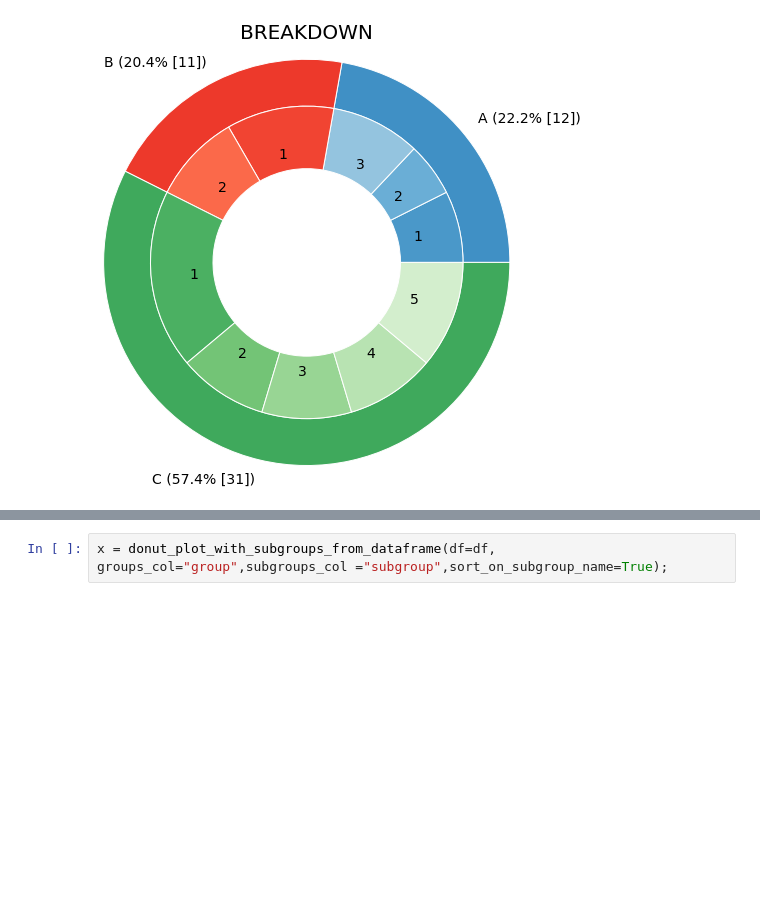
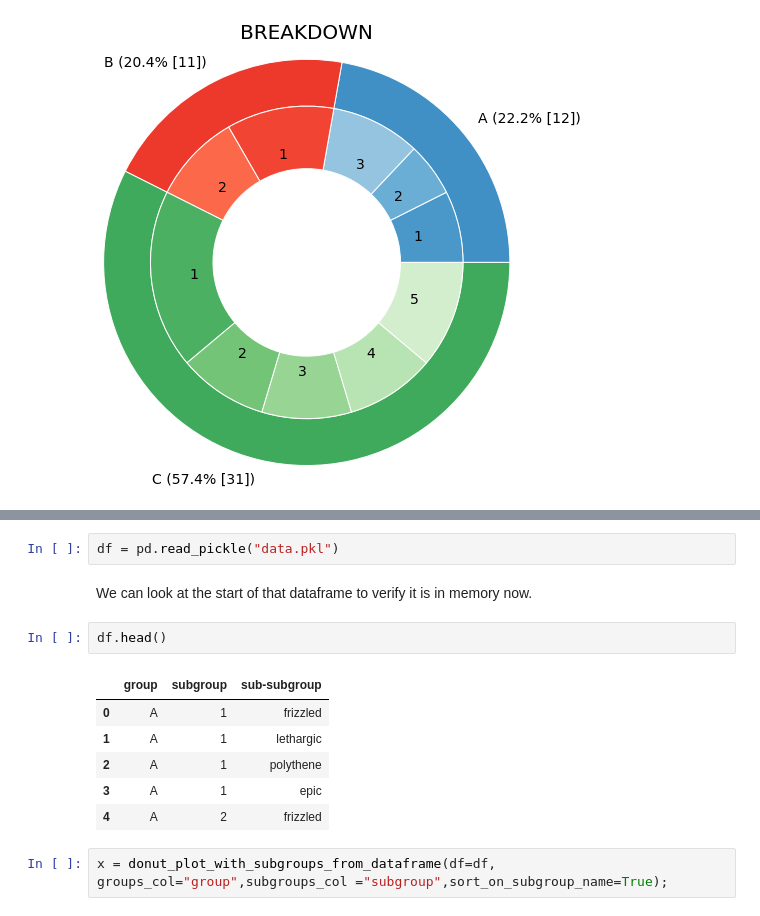
Before and after one commit to fomightez/donut_plots_with_subgroups, a Jupyter notebook: index.ipynb, the cells around one changed output, grey strips where cells are left out. Cells and saved outputs as stored; diff of their text form; blank space fills up the shorter version.

Commit message:
emphasize switch to using in-memory dataframe and not a file for function example

```diff
--- a/index.ipynb
+++ b/index.ipynb
@@ -232,3 +246,16 @@ Plot figure object returned.
+# %%
+df = pd.read_pickle("data.pkl")
+# %% [markdown]
+We can look at the start of that dataframe to verify it is in memory now.
+# %%
+df.head()
+# %% [output]
+|  | group | subgroup | sub-subgroup |
+| 0 | A | 1 | frizzled |
+| 1 | A | 1 | lethargic |
+| 2 | A | 1 | polythene |
+| 3 | A | 1 | epic |
+| 4 | A | 2 | frizzled |
 # %%
 x = donut_plot_with_subgroups_from_dataframe(df=df, groups_col="group",subgroups_col ="subgroup",sort_on_subgroup_name=True);
 # %% [output]
```
Also changed, not shown: parts of 3 cells of this notebook.
